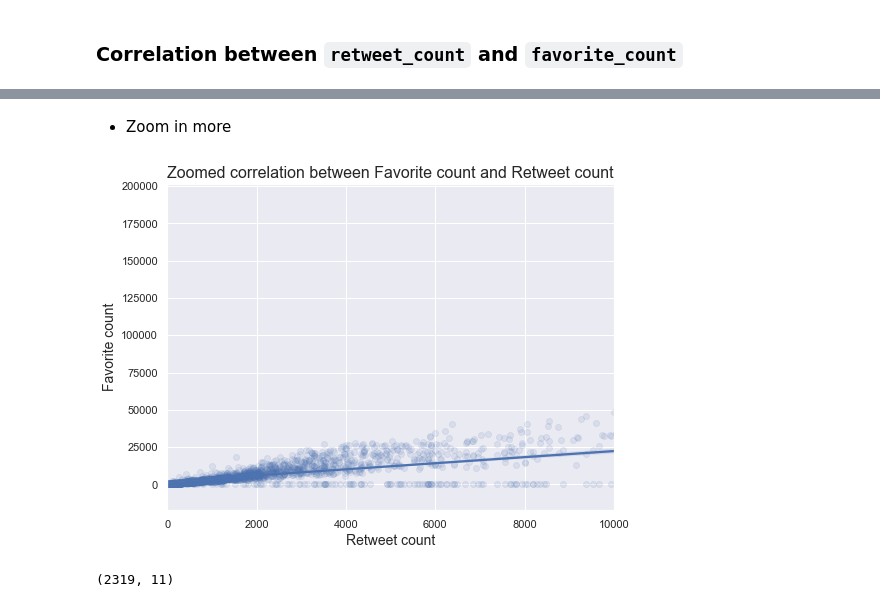
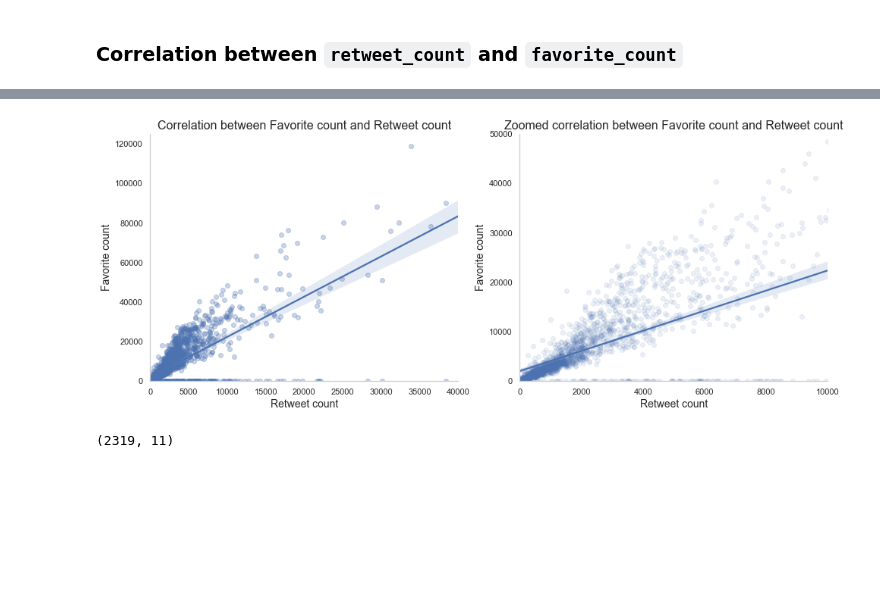
Before and after one commit to purvil/WeRateDogs, a Jupyter notebook: wrangle_act.ipynb, the cells around one changed output, grey strips where cells are left out. Saved outputs shown, nothing was run; the diff lists cells and outputs as text; code cells hidden in the pictures; blank space fills up the shorter version.

Commit message:
Completed analysis report, Visualized distribution and correlations.

```diff
--- a/wrangle_act.ipynb
+++ b/wrangle_act.ipynb
@@ -12,7 +12,7 @@ import json
 import requests
 import os
 %matplotlib inline
-sns.set()
+sns.set_style("whitegrid", {'axes.grid' : False})
 # %% [markdown]
 # Gather data
 # %%
@@ -1005,12 +1005,18 @@ color = sns.color_palette()[0]
 # %% [markdown]
 ### Distribution of dog stages
 # %%
-plt.figure(figsize = (8,6))
+fig, ax = plt.subplots()
+fig.set_size_inches(8, 6)
 sorted_stage = dog_ratings.age_category.value_counts().index
 sns.countplot(data = dog_ratings, x = 'age_category', color=color, order=sorted_stage)
+
 plt.xlabel("Dog Stages", fontsize=14)
-plt.ylabel("Count", fontsize=14)
+plt.ylabel("Count",  fontsize=14)
 plt.title("The Distribution of Dog Stages", fontsize=16)
+
+for side in ["left", "right", "top", "bottom"]:
+    ax.spines[side].set_visible(False)
+
 plt.savefig("data/dog_stage_distribution.png")
 # %% [output]
 [figure]
@@ -1020,12 +1026,16 @@ plt.savefig("data/dog_stage_distribution.png")
 # %% [markdown]
 ### Distribution of `source`
 # %%
-plt.figure(figsize = (8,6))
+fig, ax = plt.subplots()
+fig.set_size_inches(8, 6)
 sorted_stage = dog_tweets_merged_cleaned.source.value_counts().index
 sns.countplot(data = dog_tweets_merged_cleaned, x = 'source', color=color, order=sorted_stage)
 plt.xlabel("Source ", fontsize=14)
-plt.ylabel("Count", fontsize=14)
+plt.ylabel("Count",  fontsize=14)
 plt.title("The Distribution of Tweet Source", fontsize=16)
+for side in ["left", "right", "top", "bottom"]:
+    ax.spines[side].set_visible(False)
+
 plt.savefig("data/tweet_source_distribution.png")
 # %% [output]
 [figure]
@@ -1046,15 +1046,28 @@ plt.savefig("data/correlation_favorite_retweet_count.png");
-# %% [markdown]
-* Zoom in more
-# %%
-plt.figure(figsize = (8,6))
-sns.regplot(data = dog_tweets_merged_cleaned, x="retweet_count", y= "favorite_count", scatter_kws={'alpha':0.1})
-plt.xlim(0, 10000)
-plt.title("Zoomed correlation between Favorite count and Retweet count", fontsize = 16)
-plt.xlabel("Retweet count", fontsize = 14)
-plt.ylabel("Favorite count", fontsize = 14)
-plt.savefig("data/zoomed_correlation_favorite_retweet_count.png");
-# %% [output]
-[figure, removed]
+# %%
+fig, ax = plt.subplots(1, 2)
+fig.set_size_inches(16, 6)
+sns.regplot(data = dog_tweets_merged_cleaned, x="retweet_count", y= "favorite_count", scatter_kws={'alpha':0.3}, ax = ax[0])
+ax[0].set_xlim(0, 40000)
+ax[0].set_ylim(0, 125000)
+ax[0].set_title("Correlation between Favorite count and Retweet count", fontsize = 16)
+ax[0].set_xlabel("Retweet count", fontsize = 14)
+ax[0].set_ylabel("Favorite count", fontsize = 14)
+for side in ["right", "top"]:
+    ax[0].spines[side].set_visible(False)
+
+sns.regplot(data = dog_tweets_merged_cleaned, x="retweet_count", y= "favorite_count", scatter_kws={'alpha':0.1}, ax=ax[1], color=color);
+ax[1].set_xlim(0, 10000)
+ax[1].set_ylim(0, 50000)
+ax[1].set_title("Zoomed correlation between Favorite count and Retweet count", fontsize = 16)
+ax[1].set_xlabel("Retweet count", fontsize = 14)
+ax[1].set_ylabel("Favorite count", fontsize = 14)
+
+for side in ["right", "top"]:
+    ax[1].spines[side].set_visible(False)
+
+plt.savefig("data/correlation_favorite_retweet_count.png");
+# %% [output]
+[figure, added]
 # %%
 merged = pd.merge(dog_tweets_merged_cleaned, dog_ratings, how="inner")
 # %%
```
Also changed, not shown: parts of 5 cells of this notebook, 8 other files.
